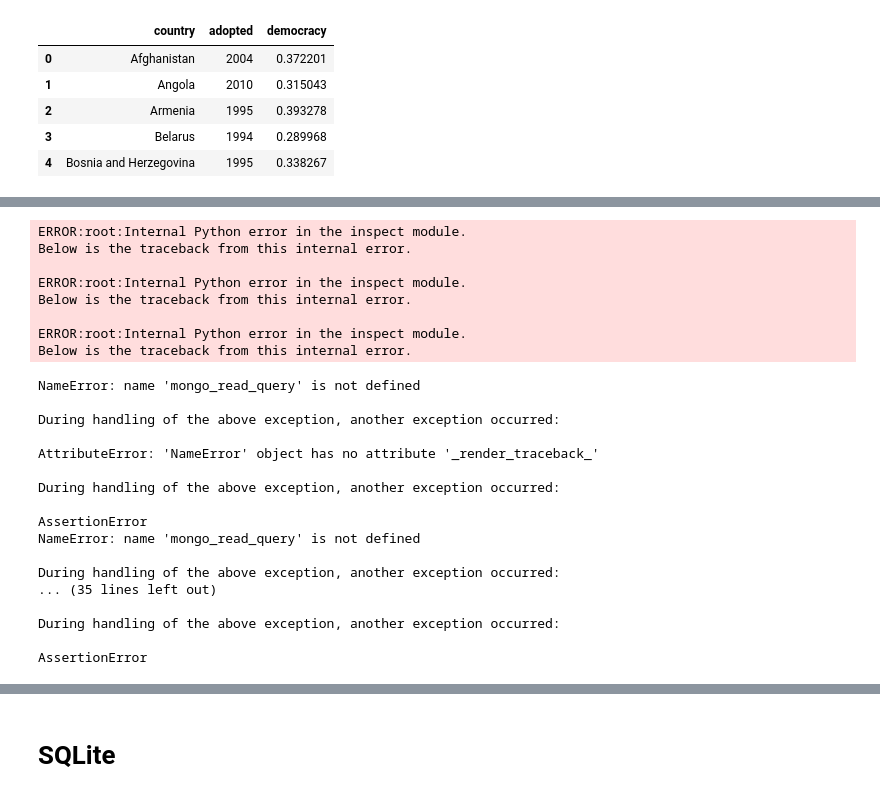
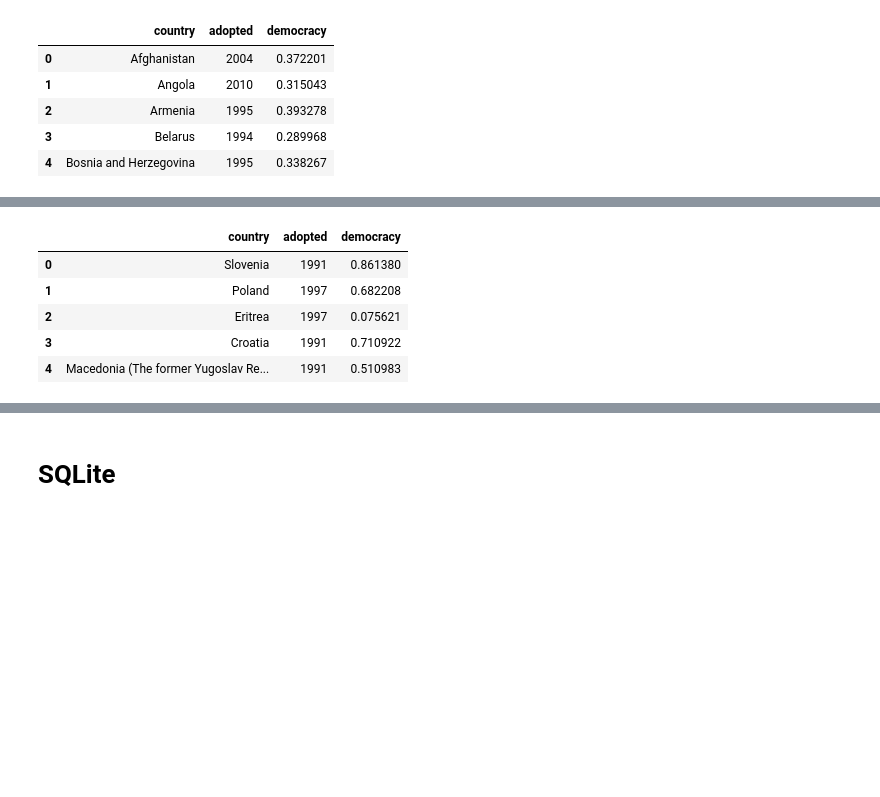
Before and after one commit to DrakeWagner/projects, a Jupyter notebook: sql_local_queries_examples.ipynb, the cells around one changed output, grey strips where cells are left out. Drawn from its saved outputs; the diff is of its cells as text; code cells hidden in the pictures; blank space fills up the shorter version.

```diff
--- a/sql_local_queries_examples.ipynb
+++ b/sql_local_queries_examples.ipynb
@@ -279,46 +279,27 @@ const_df.head()
 # %%
 '''
 Searching for texts that contain specific phrase
 '''
 
 def read_mongo_query(col, query):
     query_text = dumps(col.find(query))
     query_rec = loads(query_text)
     query_df = pd.DataFrame.from_records(query_rec)
     return query_df
 
 constcollection.create_index([('text', 'text')])
-df = mongo_read_query(constcollection,
+df = read_mongo_query(constcollection,
                       {'$text': {'$search':'\"freedom of speech\"',
                                  '$caseSensitive': False}}) \
                      [['country', 'adopted', 'democracy']]
 df.head()
 # %% [output]
-ERROR:root:Internal Python error in the inspect module.
-Below is the traceback from this internal error.
-
-ERROR:root:Internal Python error in the inspect module.
-Below is the traceback from this internal error.
-
-ERROR:root:Internal Python error in the inspect module.
-Below is the traceback from this internal error.
-NameError: name 'mongo_read_query' is not defined
-
-During handling of the above exception, another exception occurred:
-
-AttributeError: 'NameError' object has no attribute '_render_traceback_'
-
-During handling of the above exception, another exception occurred:
-
-AssertionError
-NameError: name 'mongo_read_query' is not defined
-
-During handling of the above exception, another exception occurred:
-... (35 lines left out)
-
-During handling of the above exception, another exception occurred:
-
-AssertionError
+|  | country | adopted | democracy |
+| 0 | Slovenia | 1991 | 0.861380 |
+| 1 | Poland | 1997 | 0.682208 |
+| 2 | Eritrea | 1997 | 0.075621 |
+| 3 | Croatia | 1991 | 0.710922 |
+| 4 | Macedonia (The former Yugoslav Re... | 1991 | 0.510983 |
 # %%
 '''
 Searching for any of multiple terms
```
Also changed, not shown: parts of 3 cells of this notebook.
